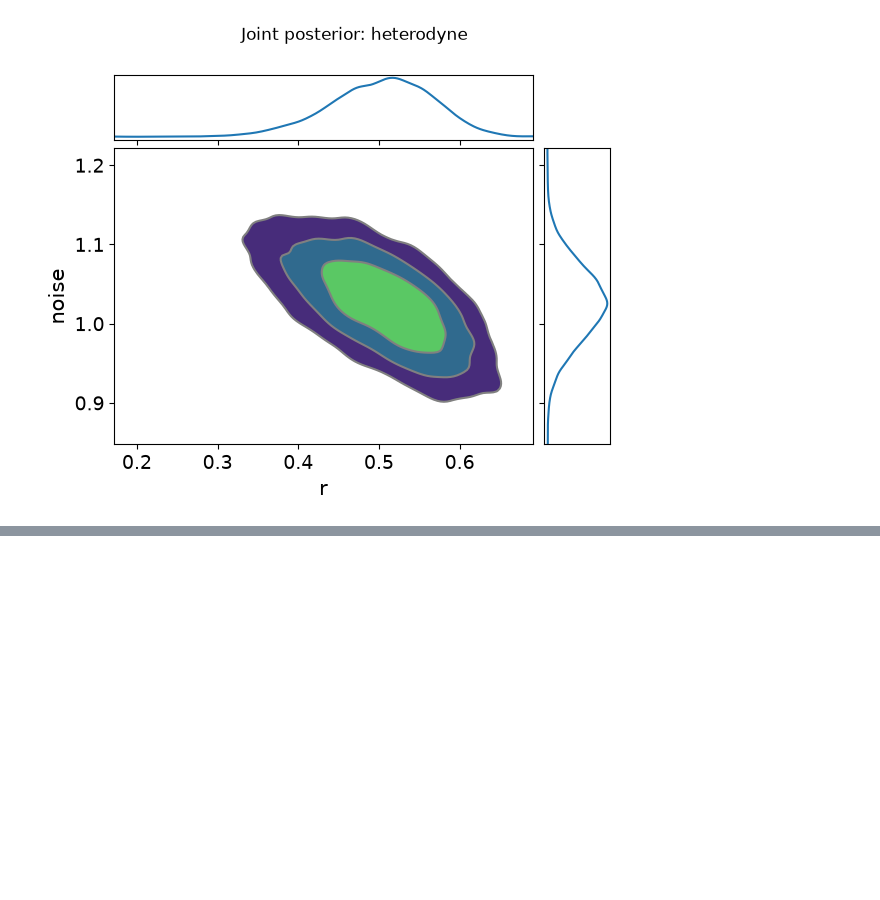
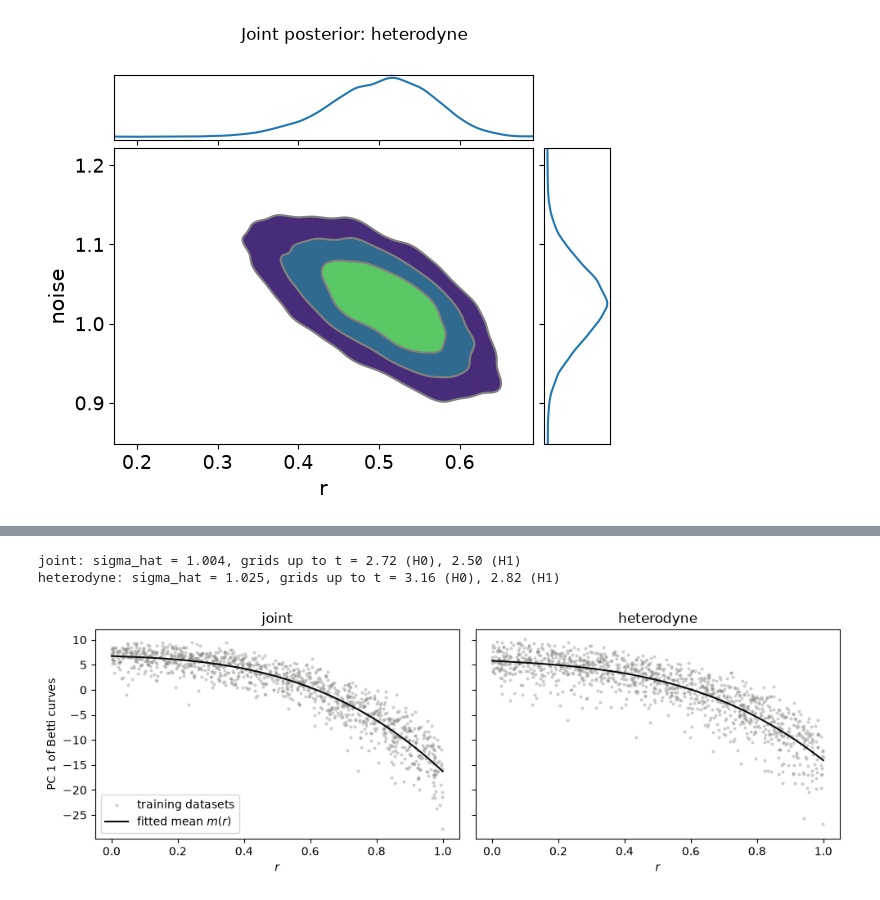
Before and after one commit to michalkwak/gaussian-state-tomography, a Jupyter notebook: src/bayesian_inference_two_schemes.ipynb, the cells around one changed output, grey strips where cells are left out. Saved outputs shown, nothing was run; the diff lists cells and outputs as text; code cells hidden in the pictures; blank space fills up the shorter version.

Commit message:
Link homology to bayesian inference

```diff
--- a/src/bayesian_inference_two_schemes.ipynb
+++ b/src/bayesian_inference_two_schemes.ipynb
@@ -455,0 +470,33 @@ for mt, mcmc in results.items():
+# %%
+import topological_inference as ti
+import metrics
+
+r_max = 1.0  # same Uniform(0, 1) prior as the models above
+
+emulators, training, sigma_hat = {}, {}, {}
+for i, mt in enumerate(measurement_types):
+    sigma_hat[mt] = float(np.mean(results[mt].get_samples()["noise"]))
+    emulators[mt], r_train, z_train = ti.fit_emulator(
+        mt, n_samples, sigma_hat[mt], random.fold_in(random.key(200), i), r_max=r_max)
+    training[mt] = (r_train, z_train)
+    print(f"{mt}: sigma_hat = {sigma_hat[mt]:.3f}, "
+          f"grids up to t = {emulators[mt].grids[0][-1]:.2f} (H0), {emulators[mt].grids[1][-1]:.2f} (H1)")
+# %% [output]
+joint: sigma_hat = 1.004, grids up to t = 2.72 (H0), 2.50 (H1)
+heterodyne: sigma_hat = 1.025, grids up to t = 3.16 (H0), 2.82 (H1)
+# %%
+# Emulator check: the leading PCA component of the Betti curves against r, with the fitted mean m(r)
+fig, axes = plt.subplots(1, len(measurement_types), figsize=(10, 3.5), sharey=True)
+r_line = np.linspace(0, r_max, 200)
+for ax, mt in zip(axes, measurement_types):
+    r_train, z_train = training[mt]
+    ax.scatter(r_train, z_train[:, 0], s=4, alpha=0.3, color="#898781", label="training datasets")
+    ax.plot(r_line, np.asarray(jax.vmap(emulators[mt].mean)(jnp.asarray(r_line)))[:, 0],
+            color="#0b0b0b", lw=1.5, label="fitted mean $m(r)$")
+    ax.set(title=mt, xlabel="$r$")
+axes[0].set_ylabel("PC 1 of Betti curves")
+axes[0].legend()
+plt.tight_layout()
+plt.show()
+# %% [output]
+[figure, added]
```
Also changed, not shown: parts of 8 cells of this notebook, 6 other files.
